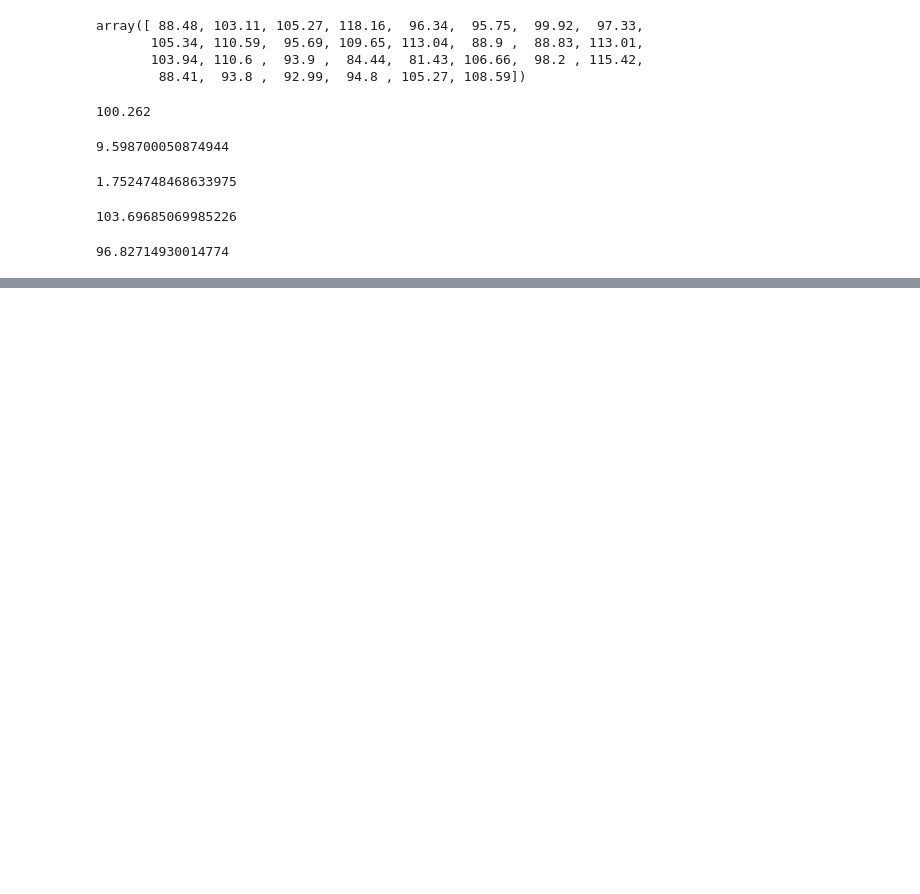
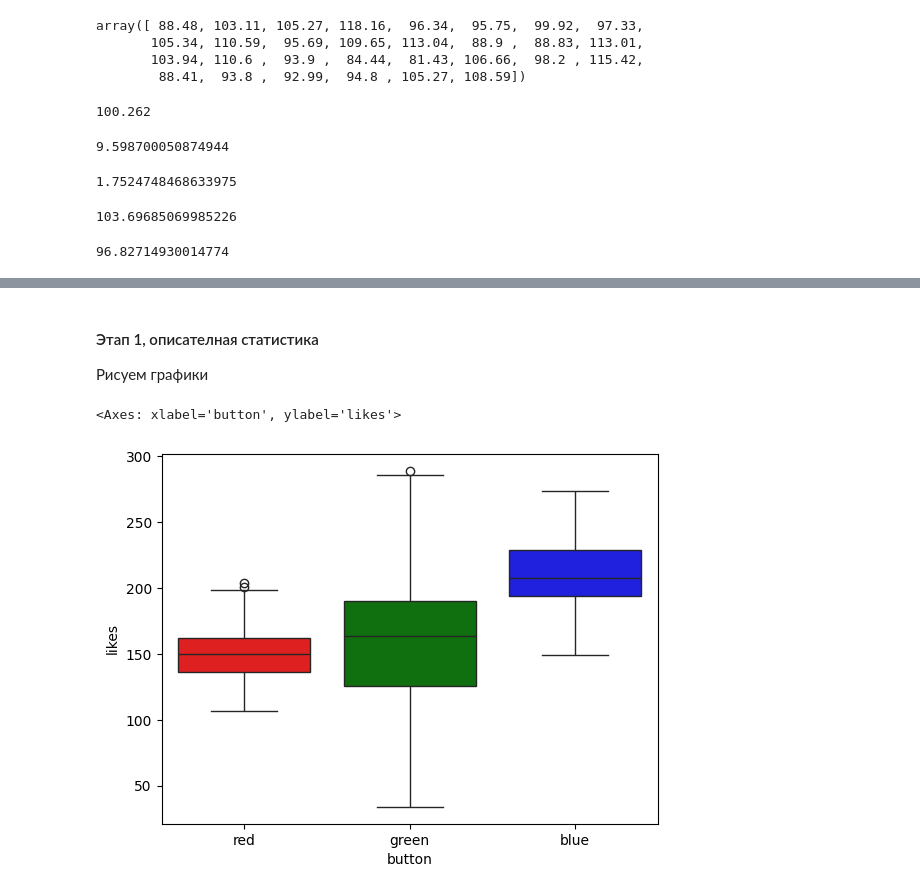
Before and after one commit to Dimkalinin/self-development, a Jupyter notebook: learning_process/learning_process_interval.ipynb, the cells around one changed output, grey strips where cells are left out. Saved outputs shown, nothing was run; the diff lists cells and outputs as text; code cells hidden in the pictures; blank space fills up the shorter version.

```diff
--- a/learning_process/learning_process_interval.ipynb
+++ b/learning_process/learning_process_interval.ipynb
@@ -209,0 +224,2 @@ df
+# %%
+post_likes = pd.read_csv('post_likes.csv')
@@ -209,0 +235,9 @@ df
+# %% [markdown]
+#### Этап 1, описателная статистика
+Рисуем графики
+# %%
+#через боксплот
+sns.boxplot(x='button', y='likes', data=post_likes, hue='button', palette=['r','g','b'] )
+# %% [output]
+<Axes: xlabel='button', ylabel='likes'>
+[figure, added]
```
Also changed, not shown: parts of 37 cells of this notebook, 1 other file.
